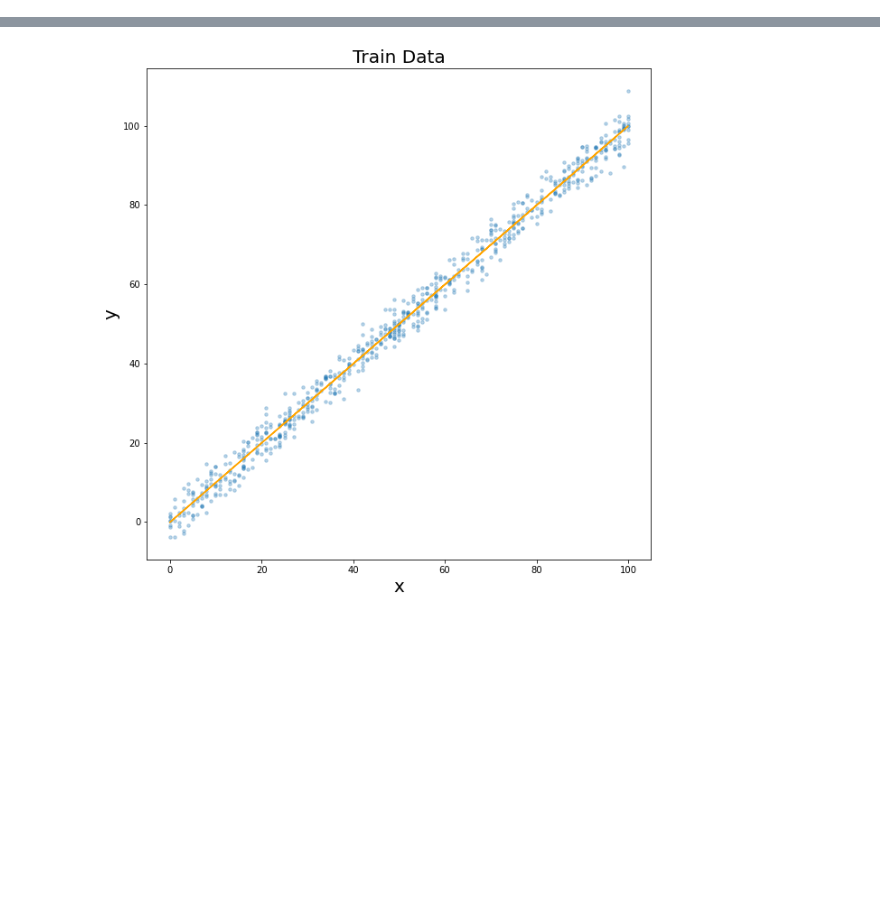
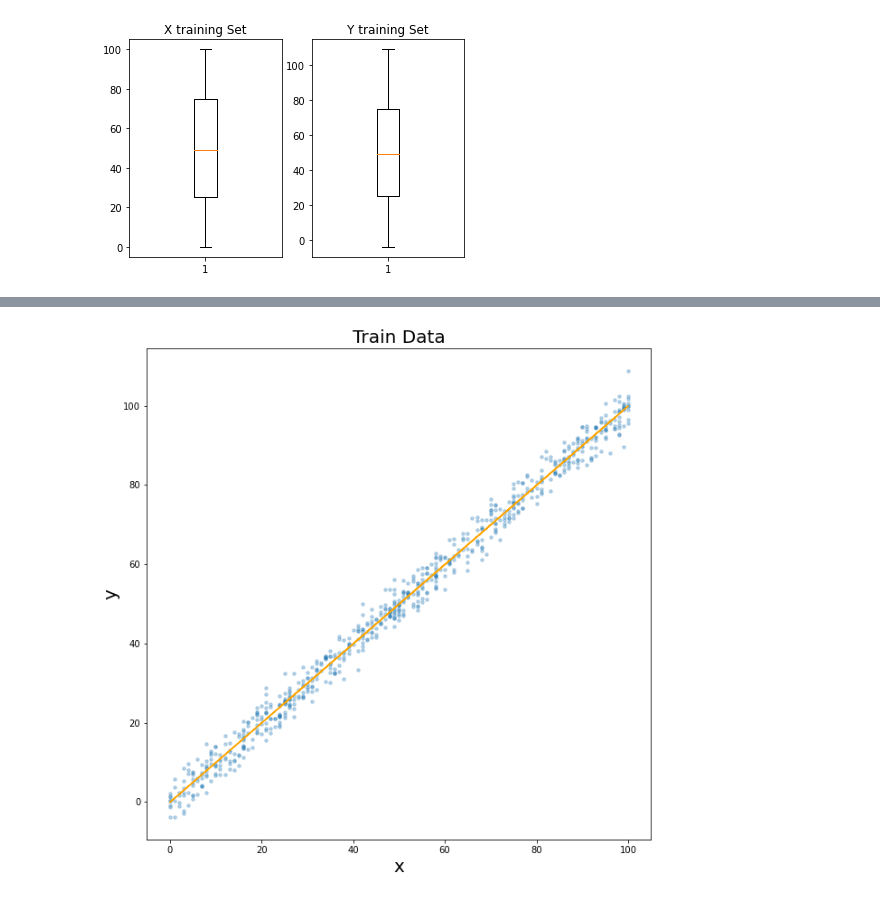
Before and after one commit to Pilot-Khadka/Linear_Regression, a Jupyter notebook: main.ipynb, the cells around one changed output, grey strips where cells are left out. Drawn from its saved outputs; the diff is of its cells as text; code cells hidden in the pictures; blank space fills up the shorter version.

```diff
--- a/main.ipynb
+++ b/main.ipynb
@@ -64,0 +30,12 @@ plt.show()
+# %%
+# finding Outliers in training set
+plt.subplot(1,2,1)
+plt.title("X training Set")
+plt.boxplot(x_train)
+
+plt.subplot(1,2,2)
+plt.title("Y training Set")
+plt.boxplot(y_train)
+plt.show()
+# %% [output]
+[figure, added]
```
Also changed, not shown: parts of 15 cells of this notebook.
